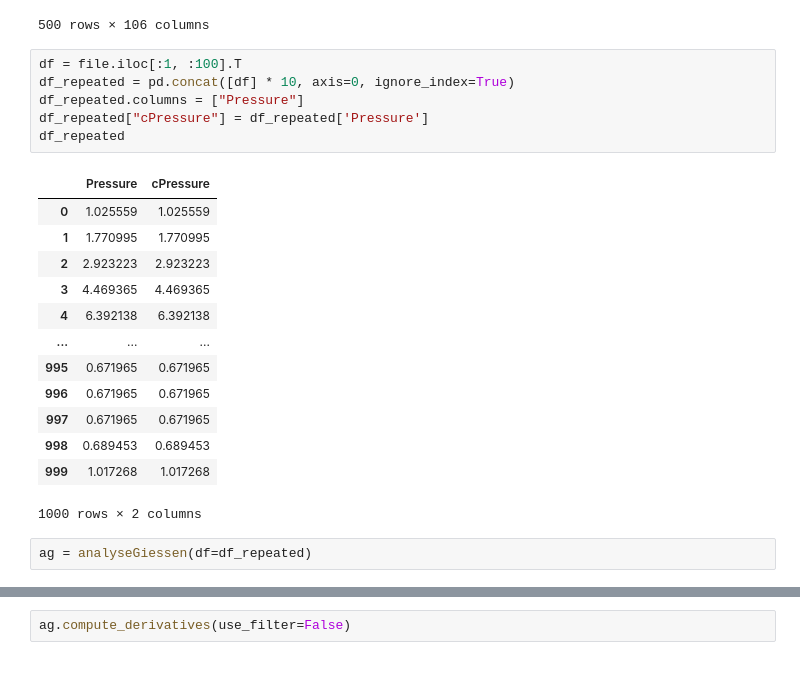
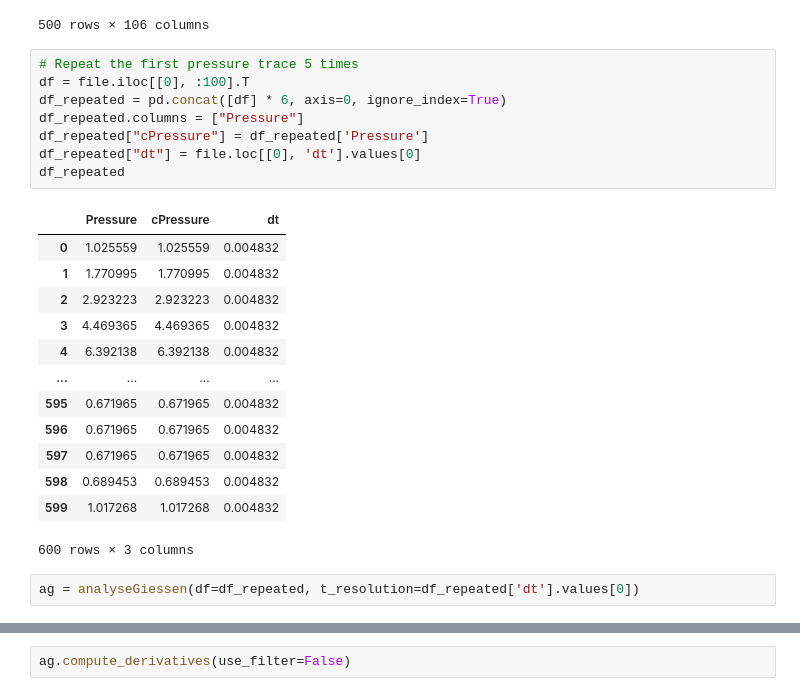
Before and after one commit to MaxBalmus/GiessenDataAnalysis, a Jupyter notebook: Tutorials/resample_synthetic.ipynb, the cells around one changed output, grey strips where cells are left out. Cells and saved outputs as stored; diff of their text form.

```diff
--- a/Tutorials/resample_synthetic.ipynb
+++ b/Tutorials/resample_synthetic.ipynb
@@ -22,27 +22,29 @@ file
 | 499 | 1.334653 | 1.766920 | 2.528487 | 3.610840 | 5.001884 | 6.686070 | 8.644579 | 10.855524 | 13.294198 | 15.894815 | ... | ... |
 500 rows × 106 columns
 # %%
-df = file.iloc[:1, :100].T
-df_repeated = pd.concat([df] * 10, axis=0, ignore_index=True)
+# Repeat the first pressure trace 5 times
+df = file.iloc[[0], :100].T
+df_repeated = pd.concat([df] * 6, axis=0, ignore_index=True)
 df_repeated.columns = ["Pressure"]
 df_repeated["cPressure"] = df_repeated['Pressure']
+df_repeated["dt"] = file.loc[[0], 'dt'].values[0]
 df_repeated
 # %% [output]
-|  | Pressure | cPressure |
-| 0 | 1.025559 | 1.025559 |
-| 1 | 1.770995 | 1.770995 |
-| 2 | 2.923223 | 2.923223 |
-| 3 | 4.469365 | 4.469365 |
-| 4 | 6.392138 | 6.392138 |
-| ... | ... | ... |
-| 995 | 0.671965 | 0.671965 |
-| 996 | 0.671965 | 0.671965 |
-| 997 | 0.671965 | 0.671965 |
-| 998 | 0.689453 | 0.689453 |
-| 999 | 1.017268 | 1.017268 |
+|  | Pressure | cPressure | dt |
+| 0 | 1.025559 | 1.025559 | 0.004832 |
+| 1 | 1.770995 | 1.770995 | 0.004832 |
+| 2 | 2.923223 | 2.923223 | 0.004832 |
+| 3 | 4.469365 | 4.469365 | 0.004832 |
+| 4 | 6.392138 | 6.392138 | 0.004832 |
+| ... | ... | ... | ... |
+| 595 | 0.671965 | 0.671965 | 0.004832 |
+| 596 | 0.671965 | 0.671965 | 0.004832 |
+| 597 | 0.671965 | 0.671965 | 0.004832 |
+| 598 | 0.689453 | 0.689453 | 0.004832 |
+| 599 | 1.017268 | 1.017268 | 0.004832 |
-1000 rows × 2 columns
+600 rows × 3 columns
 # %%
-ag = analyseGiessen(df=df_repeated)
+ag = analyseGiessen(df=df_repeated, t_resolution=df_repeated['dt'].values[0])
 # %%
 ag.df
 # %% [output]
```
Also changed, not shown: parts of 5 cells of this notebook, 2 other files.
